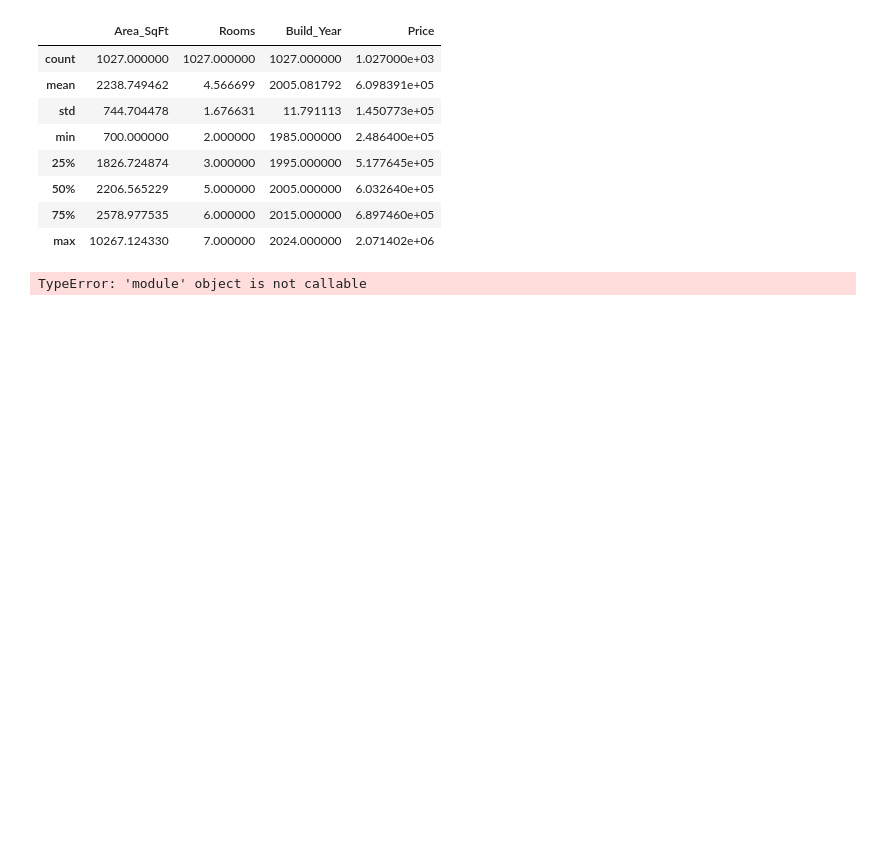
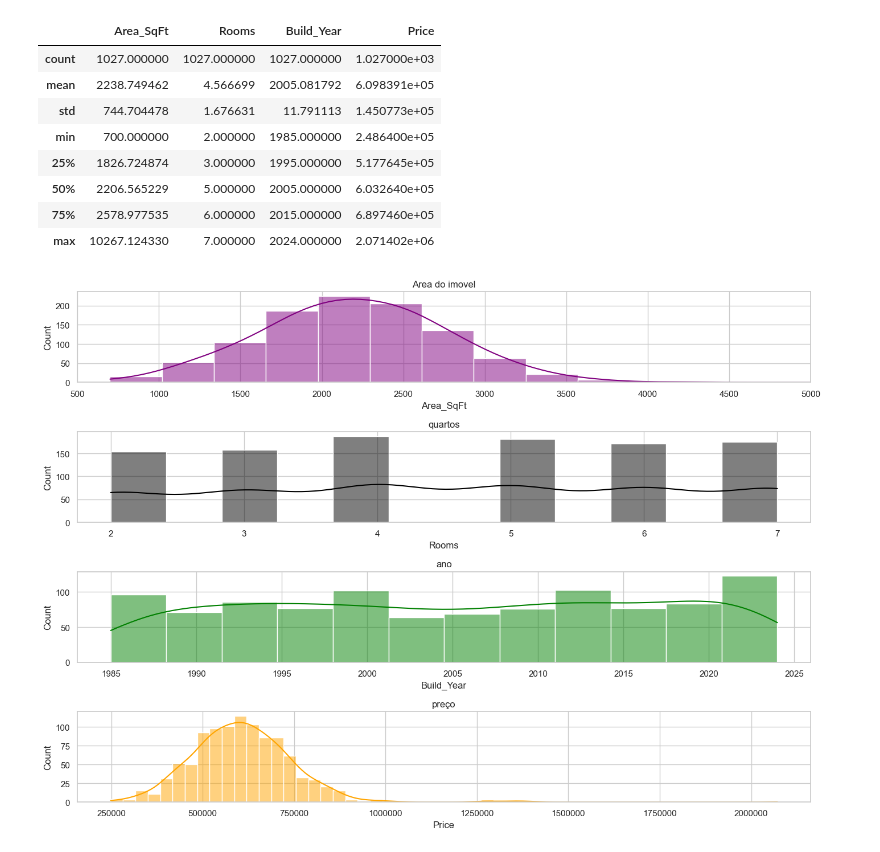
Before and after one commit to e-junior/imobiliary-predictions, a Jupyter notebook: AED.ipynb, the cells around one changed output. Drawn from its saved outputs; the diff is of its cells as text; code cells hidden in the pictures; blank space fills up the shorter version.

Commit message:
criação de data set limpo e AED

```diff
--- a/AED.ipynb
+++ b/AED.ipynb
@@ -5,6 +5,7 @@ import pandas as pd
 import numpy as np
 import seaborn as sns
 import matplotlib.pyplot as plt
+sns.set_theme(style="whitegrid", palette="viridis")
 # %% [markdown]
 #Analise exploratoria de dados
 # %%
@@ -129,8 +130,22 @@ imob.describe()
 # %%
 #visualizando dados
 
-plt.figure(figsize=(14,6))
+plt.figure(figsize=(14,10))
 plt.subplot(4,1,1)
-sns.histplot('Area_SqFt', bins=30)
+sns.histplot(data=imob, x='Area_SqFt', bins=30, kde = True, color = 'purple')
+plt.xlim(500,5000)
+plt.title('Area do imovel')
+plt.subplot(4,1,2)
+sns.histplot(data = imob, x = 'Rooms', kde=True, color = 'black')
+plt.title('quartos')
+plt.subplot(4,1,3)
+sns.histplot(data = imob, x = 'Build_Year', kde = True, color = 'green')
+plt.title('ano')
+plt.subplot(4,1,4)
+sns.histplot(data = imob, x = 'Price', kde=True, color='orange')
+plt.ticklabel_format(style='plain', axis='x')
+plt.title('preço')
+plt.tight_layout()
+plt.show()
 # %% [output]
-TypeError: 'module' object is not callable
+[figure, added]
```
Also changed, not shown: parts of 5 cells of this notebook, 1 other file.
